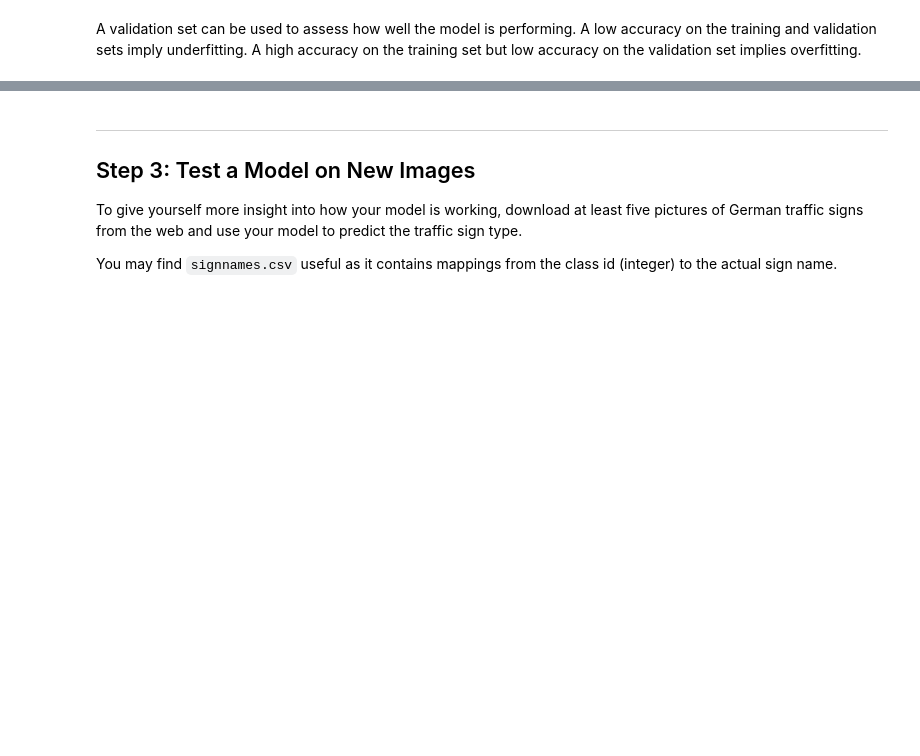
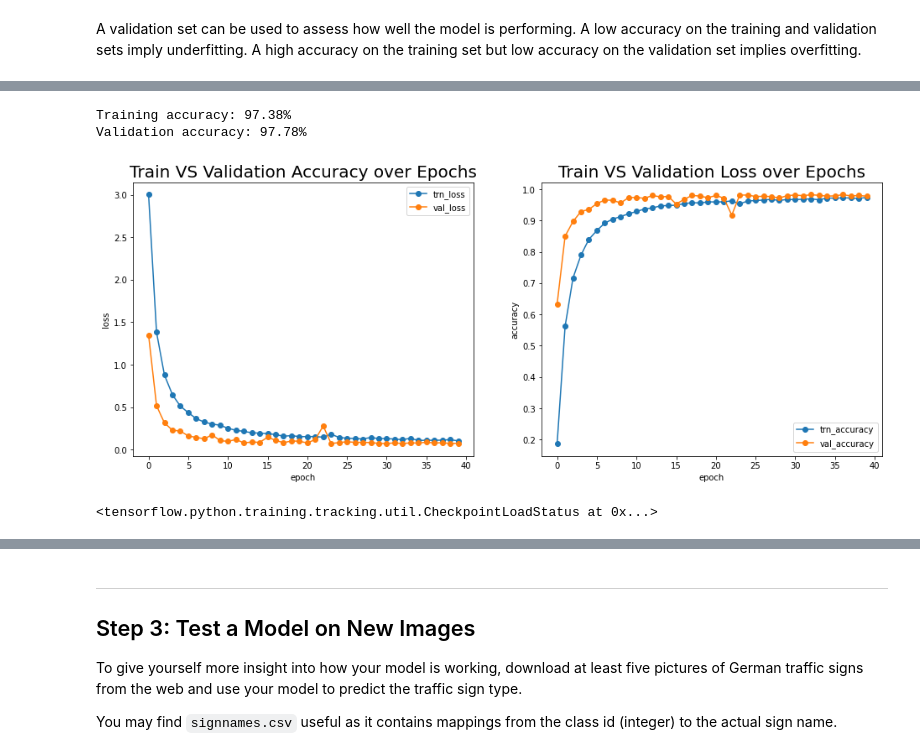
Before and after one commit to DavidAbdelmalek/Self_Driving_Car_ND, a Jupyter notebook: CarND-Traffic-Sign-Classifier-Project/Traffic_Sign_Classifier.ipynb, the cells around one changed output, grey strips where cells are left out. Cells and saved outputs as stored; diff of their text form; code cells hidden in the pictures; blank space fills up the shorter version.

```diff
--- a/CarND-Traffic-Sign-Classifier-Project/Traffic_Sign_Classifier.ipynb
+++ b/CarND-Traffic-Sign-Classifier-Project/Traffic_Sign_Classifier.ipynb
@@ -856,19 +778,3 @@ keras.utils.plot_model(model, "my_net.png", show_shapes=True)
 # %% [markdown]
 A validation set can be used to assess how well the model is performing. A low accuracy on the training and validation
 sets imply underfitting. A high accuracy on the training set but low accuracy on the validation set implies overfitting.
-# %%
-### Train your model here.
-### Calculate and report the accuracy on the training and validation set.
-### Once a final model architecture is selected,
-### the accuracy on the test set should be calculated and reported as well.
-### Feel free to use as many code cells as needed.
-lr =  0.002
-model.compile(loss=keras.losses.categorical_crossentropy,
-              optimizer=keras.optimizers.Adam(learning_rate=lr),
-              metrics=['accuracy'])
-
-history = model.fit(X_train,y_train,
-                 epochs=40,
-                 batch_size=128,
-                 validation_data=(X_valid, y_valid),
-                 verbose= 1)
@@ -898,0 +781,8 @@ model.evaluate(X_test,y_test)
+# %%
+### Train your model here.
+# Fit the model
+history = model.fit(X_train,y_train,
+                 epochs=EPOCHS,
+                 batch_size=BATCH_SIZE,
+                 validation_data=(normalized_X_valid, y_valid),
+                 callbacks=[cp_callback])
@@ -898,0 +807,36 @@ model.evaluate(X_test,y_test)
+# %%
+train_acc = history.history['accuracy'][-1]
+valid_acc = history.history['val_accuracy'][-1]
+print("Training accuracy: {:5.2f}%".format(100*train_acc))
+print("Validation accuracy: {:5.2f}%".format(100*valid_acc))
+# %% [output]
+Training accuracy: 97.38%
+Validation accuracy: 97.78%
+# %%
+# Plot
+implot = plt.figure(figsize=(16,6))
+plt.subplot(1,2,1)
+plt.plot(history.history['loss'], '-o')
+plt.plot(history.history['val_loss'], '-o')
+plt.title('Train VS Validation Accuracy over Epochs',fontsize='20')
+plt.legend(['trn_loss', 'val_loss'], loc='upper right')
+plt.xlabel('epoch')
+plt.ylabel('loss')
+
+plt.subplot(1,2,2)
+plt.plot(history.history['accuracy'], '-o')
+plt.plot(history.history['val_accuracy'], '-o')
+plt.title('Train VS Validation Loss over Epochs',fontsize='20')
+plt.legend(['trn_accuracy', 'val_accuracy'], loc='lower right')
+plt.xlabel('epoch')
+plt.ylabel('accuracy')
+
+plt.show()
+# %% [output]
+[figure, added]
+# %%
+# Create a basic model instance
+model_ckpt2 = myNet(X_train,n_classes,DROUPOUT,LEARNING_RATE)
+model_ckpt2.load_weights(checkpoint_path)
+# %% [output]
+<tensorflow.python.training.tracking.util.CheckpointLoadStatus at 0x...>
```
Also changed, not shown: parts of 27 cells of this notebook.
